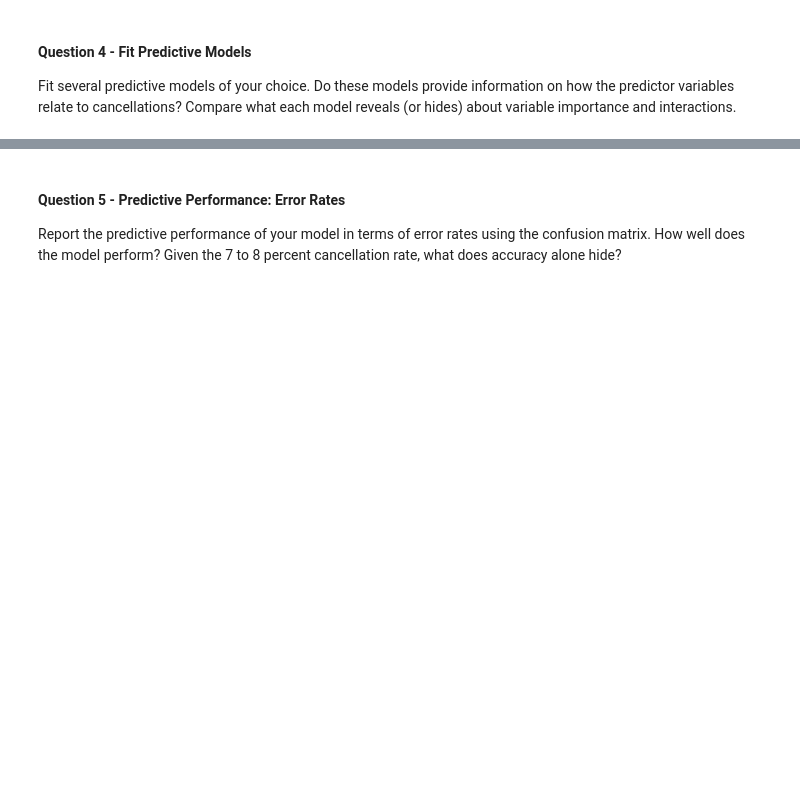
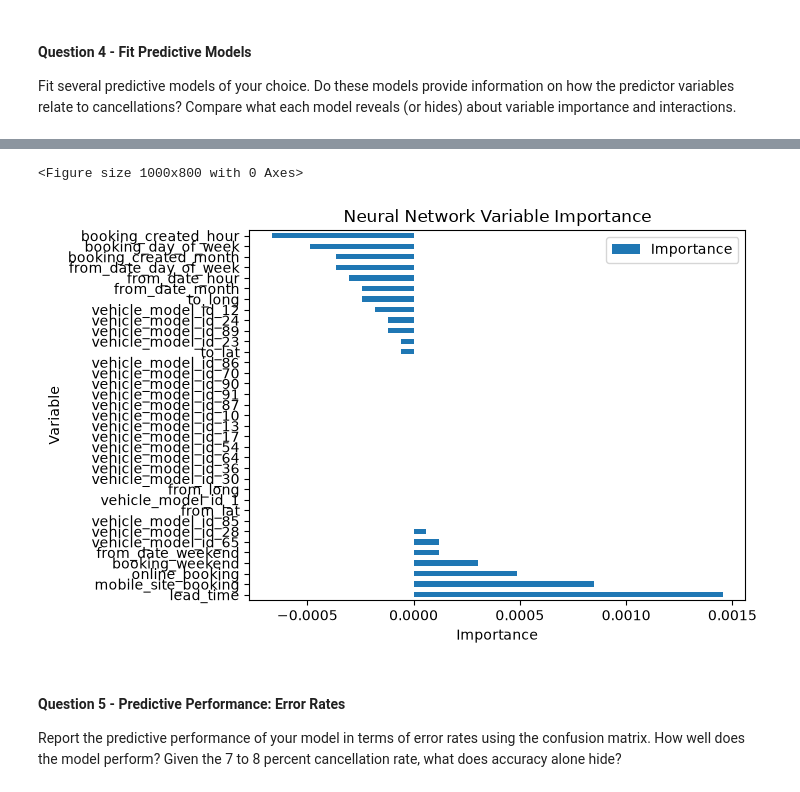
Before and after one commit to sascott9655/ADS-505-, a Jupyter notebook: Taxi_Cancellations.ipynb, the cells around one changed output, grey strips where cells are left out. Cells and saved outputs as stored; diff of their text form; code cells hidden in the pictures; blank space fills up the shorter version.

```diff
--- a/Taxi_Cancellations.ipynb
+++ b/Taxi_Cancellations.ipynb
@@ -329,2 +338,6 @@ and interactions.
 # %%
-#KNearestNeighbor
+#Decision Trees
+dt = DecisionTreeClassifier(random_state=1)
+dt.fit(X_train, y_train)
+y_predict_lr = dt.predict(X_test)
+print(dt.get_n_leaves()) # a lot of leaves
@@ -331,5 +369,29 @@ and interactions.
 # %%
 #Neural Net
+nn = MLPClassifier(hidden_layer_sizes=[10], activation='logistic', random_state=1)
+nn.fit(X_train, y_train)
+y_pred_nn= nn.predict(X_test)
+#print(nn.coefs_)
+# %%
+#Used AI here to help me implement permutation importance which is used for neural nets
+nn_importance = permutation_importance(
+    nn,
+    X_test,
+    y_test,
+    random_state=1
+)
+nn_importance = pd.DataFrame({'Variable': X_test.columns,'Importance': nn_importance.importances_mean})
+nn_importance = nn_importance.sort_values('Importance',ascending=False)
+#nn_importance
+# %%
+plt.figure(figsize=(10, 8))
+nn_importance.plot(x='Variable', y='Importance', kind='barh')
+plt.xlabel('Importance')
+plt.title('Neural Network Variable Importance')
+plt.show()
+# %% [output]
+<Figure size 1000x800 with 0 Axes>
+[figure, added]
 # %% [markdown]
 #### Question 5 - Predictive Performance: Error Rates
 Report the predictive performance of your model in terms of error rates using the confusion matrix. How
```
Also changed, not shown: parts of 12 cells of this notebook.
